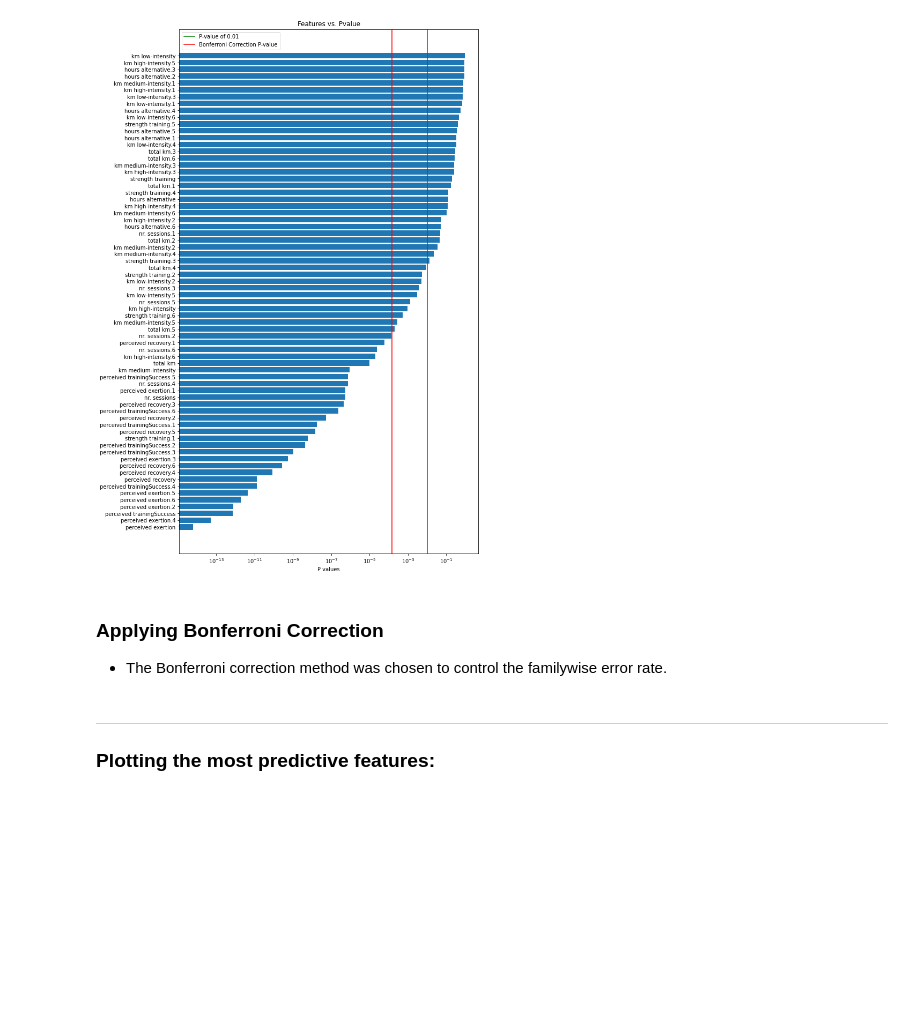
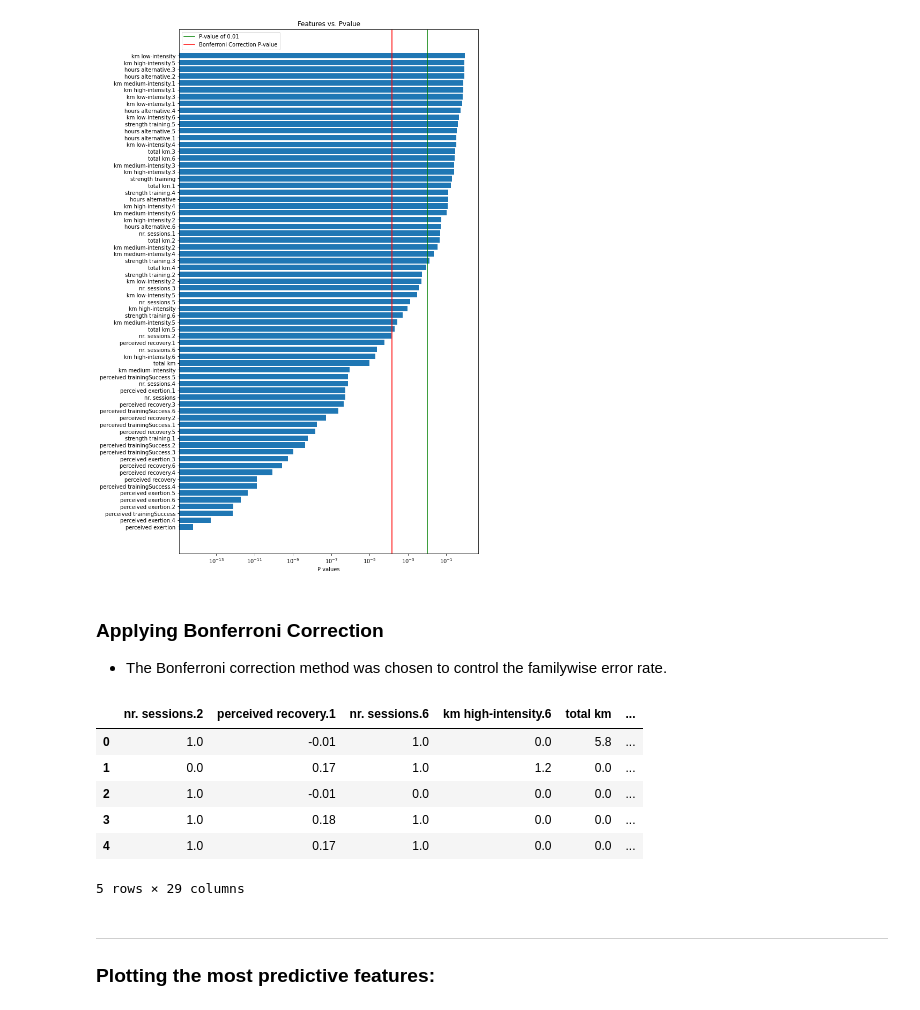
Before and after one commit to ryn8raun248/TrainingTrainers, a Jupyter notebook: final_project_notebook.ipynb, the cells around one changed output. Saved outputs shown, nothing was run; the diff lists cells and outputs as text; code cells hidden in the pictures; blank space fills up the shorter version.

```diff
--- a/final_project_notebook.ipynb
+++ b/final_project_notebook.ipynb
@@ -179,11 +178,20 @@ plt.legend()
 # %%
 stat_sig_features = []
 for feat, pvalue in pvalues.items():
     if pvalue < .01/70:
         stat_sig_features.append(feat)
 
 
 sig_features = day_data[stat_sig_features]
+sig_features.head()
+# %% [output]
+|  | nr. sessions.2 | perceived recovery.1 | nr. sessions.6 | km high-intensity.6 | total km | ... |
+| 0 | 1.0 | -0.01 | 1.0 | 0.0 | 5.8 | ... |
+| 1 | 0.0 | 0.17 | 1.0 | 1.2 | 0.0 | ... |
+| 2 | 1.0 | -0.01 | 0.0 | 0.0 | 0.0 | ... |
+| 3 | 1.0 | 0.18 | 1.0 | 0.0 | 0.0 | ... |
+| 4 | 1.0 | 0.17 | 1.0 | 0.0 | 0.0 | ... |
+5 rows × 29 columns
 # %% [markdown]
 ---
 ### Plotting the most predictive features:
```
Also changed, not shown: parts of 9 cells of this notebook.
